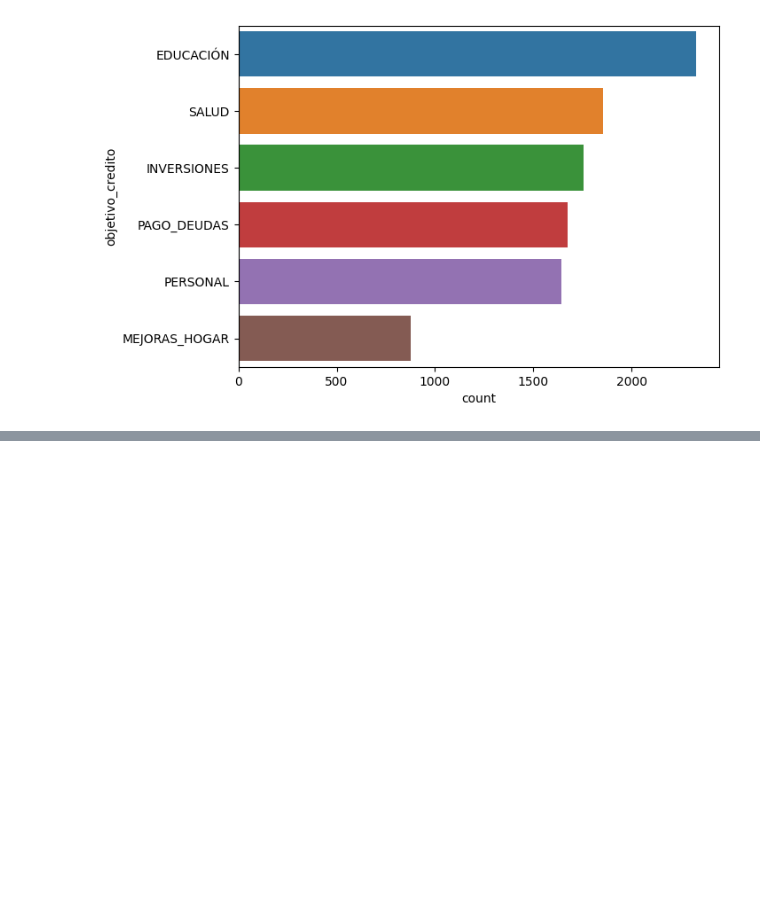
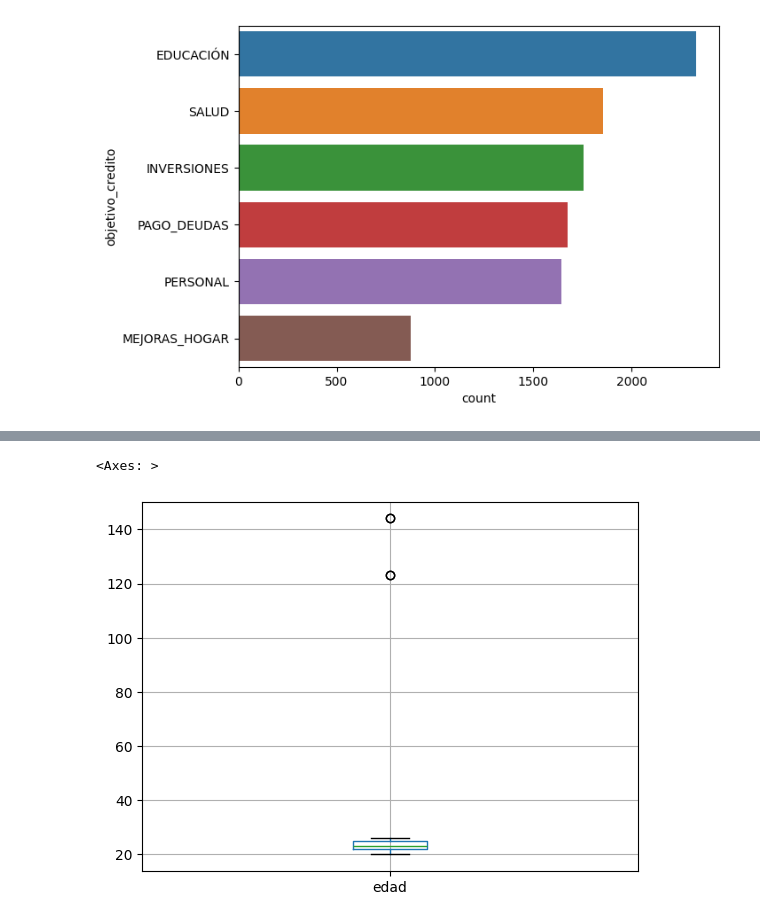
Before and after one commit to araquevi/13MBID, a Jupyter notebook: notebooks/comprension_datos/CD02-Exploracion.ipynb, the cells around one changed output, grey strips where cells are left out. Saved outputs shown, nothing was run; the diff lists cells and outputs as text; code cells hidden in the pictures; blank space fills up the shorter version.

```diff
--- a/notebooks/comprension_datos/CD02-Exploracion.ipynb
+++ b/notebooks/comprension_datos/CD02-Exploracion.ipynb
@@ -136,0 +171,5 @@ plt.show()
+# %%
+df_creditos.boxplot(column=['edad'])
+# %% [output]
+<Axes: >
+[figure, added]
```
Also changed, not shown: parts of 7 cells of this notebook, 1 other file.
